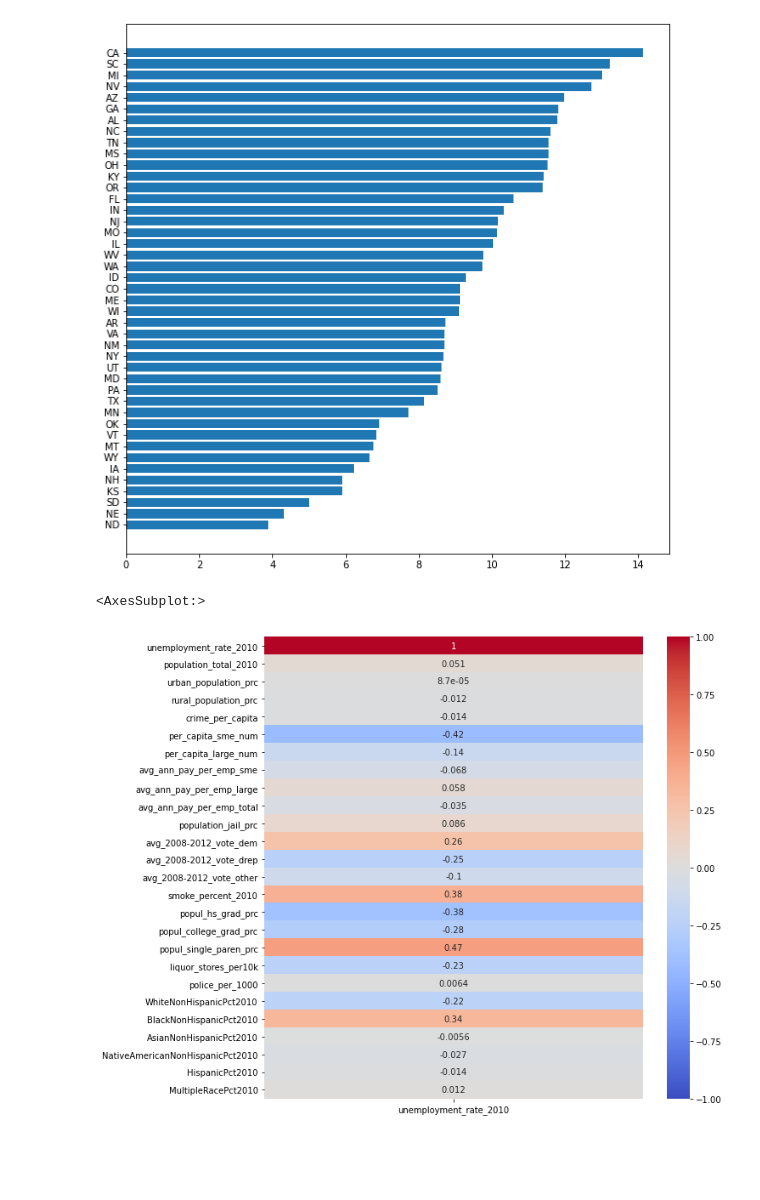
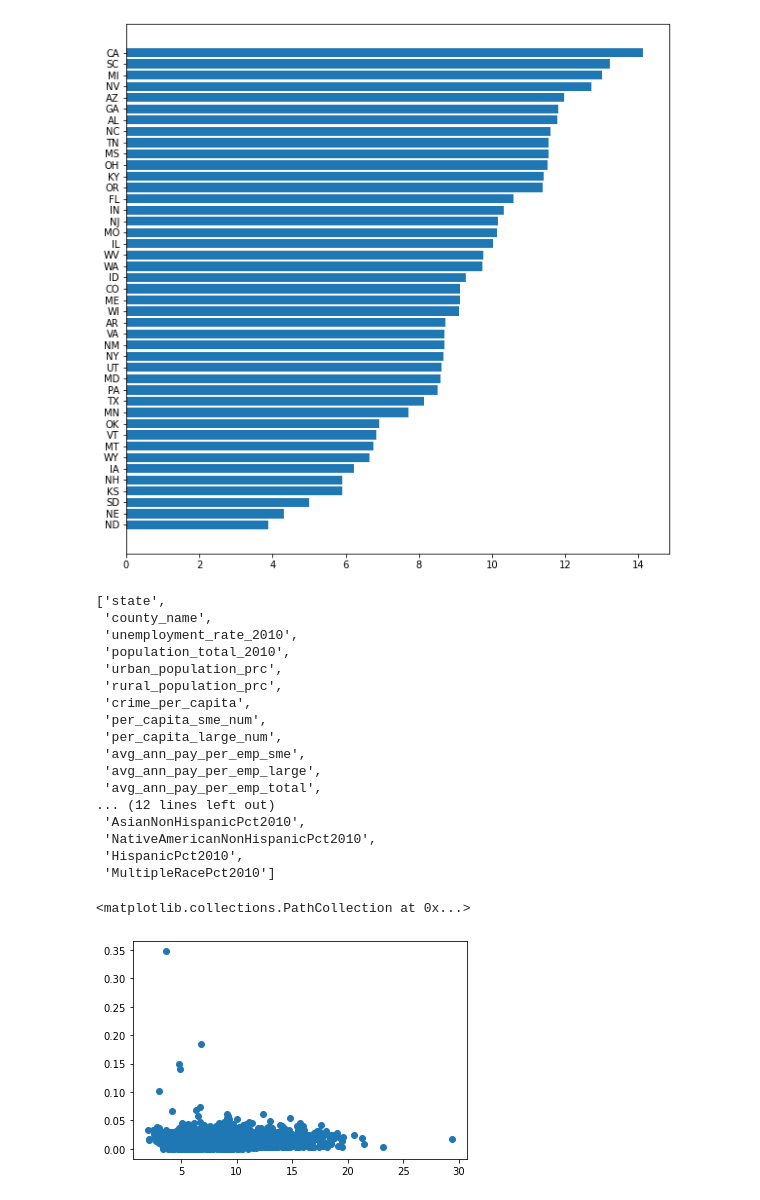
Before and after one commit to khbk/capstone-unemployment, a Jupyter notebook: code/02_EDA_and_Preprocessing.ipynb, the cells around one changed output. Drawn from its saved outputs; the diff is of its cells as text; code cells hidden in the pictures; blank space fills up the shorter version.

```diff
--- a/code/02_EDA_and_Preprocessing.ipynb
+++ b/code/02_EDA_and_Preprocessing.ipynb
@@ -24,9 +29,32 @@ plt.barh(cols, width=wid)
 # %% [output]
 <BarContainer object of 43 artists>
 [figure]
+# %%
+list(df.columns)
+# %% [output]
+['state',
+ 'county_name',
+ 'unemployment_rate_2010',
+ 'population_total_2010',
+ 'urban_population_prc',
+ 'rural_population_prc',
+ 'crime_per_capita',
+ 'per_capita_sme_num',
+ 'per_capita_large_num',
+ 'avg_ann_pay_per_emp_sme',
+ 'avg_ann_pay_per_emp_large',
+ 'avg_ann_pay_per_emp_total',
+... (12 lines left out)
+ 'AsianNonHispanicPct2010',
+ 'NativeAmericanNonHispanicPct2010',
+ 'HispanicPct2010',
+ 'MultipleRacePct2010']
 # %%
-plt.figure(figsize=(10, 10))
-sns.heatmap(df.corr()[['unemployment_rate_2010']], cmap = 'coolwarm', vmin=-1, vmax=1, annot=True)
+#for i in list(df.drop(columns=['state', 'county_name', 'population_total_2010']).columns):
+#    plt.figure(figsize=(15, 15))
+#    sns.heatmap(df.corr()[[i]], cmap = 'coolwarm', vmin=-1, vmax=1, annot=True)
-# %% [output]
-<AxesSubplot:>
-[figure, removed]
+# %%
+plt.scatter(df['unemployment_rate_2010'], df['2008_other_%_vote'])
+# %% [output]
+<matplotlib.collections.PathCollection at 0x...>
+[figure, added]
```
Also changed, not shown: parts of 15 cells of this notebook, 4 other files.
